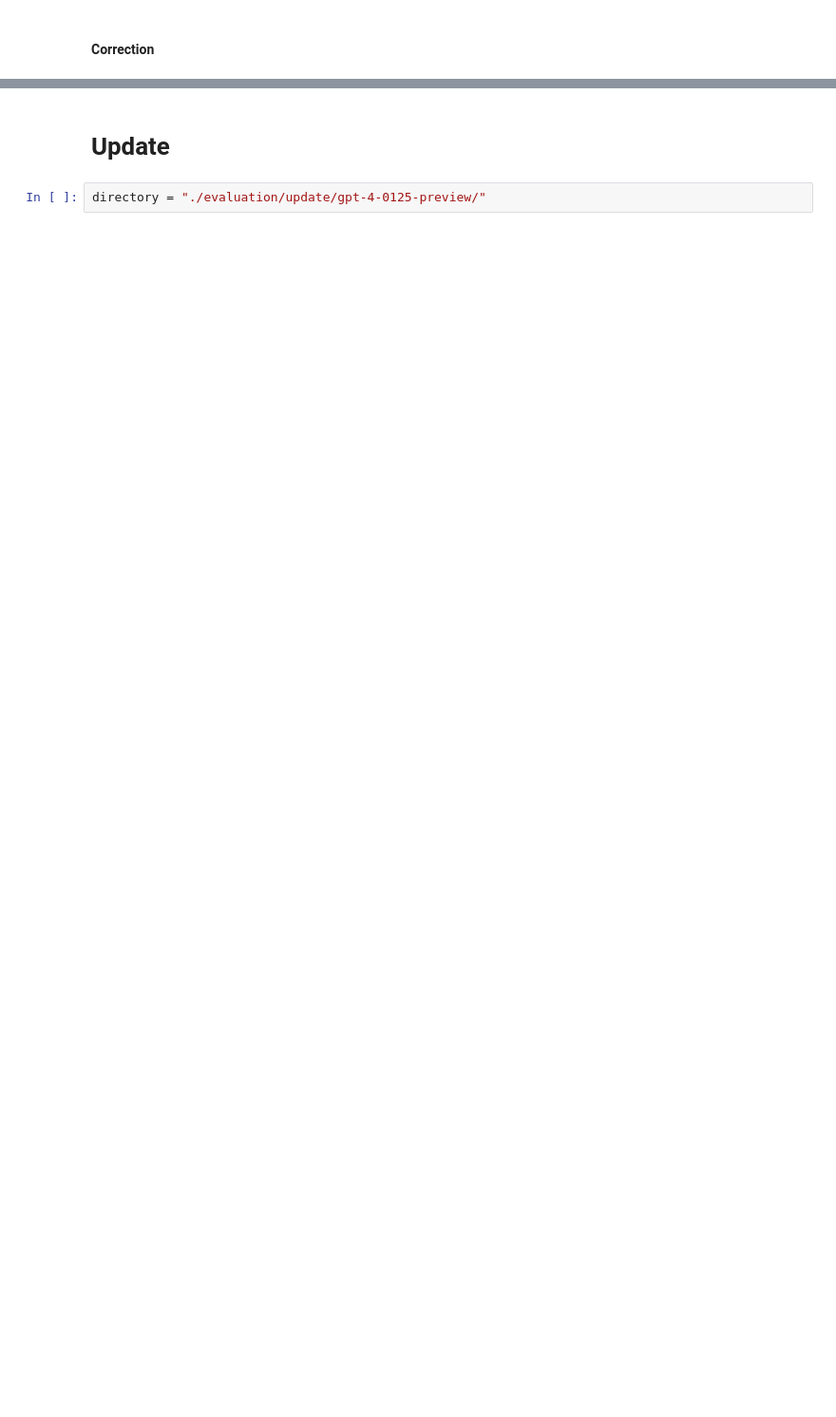
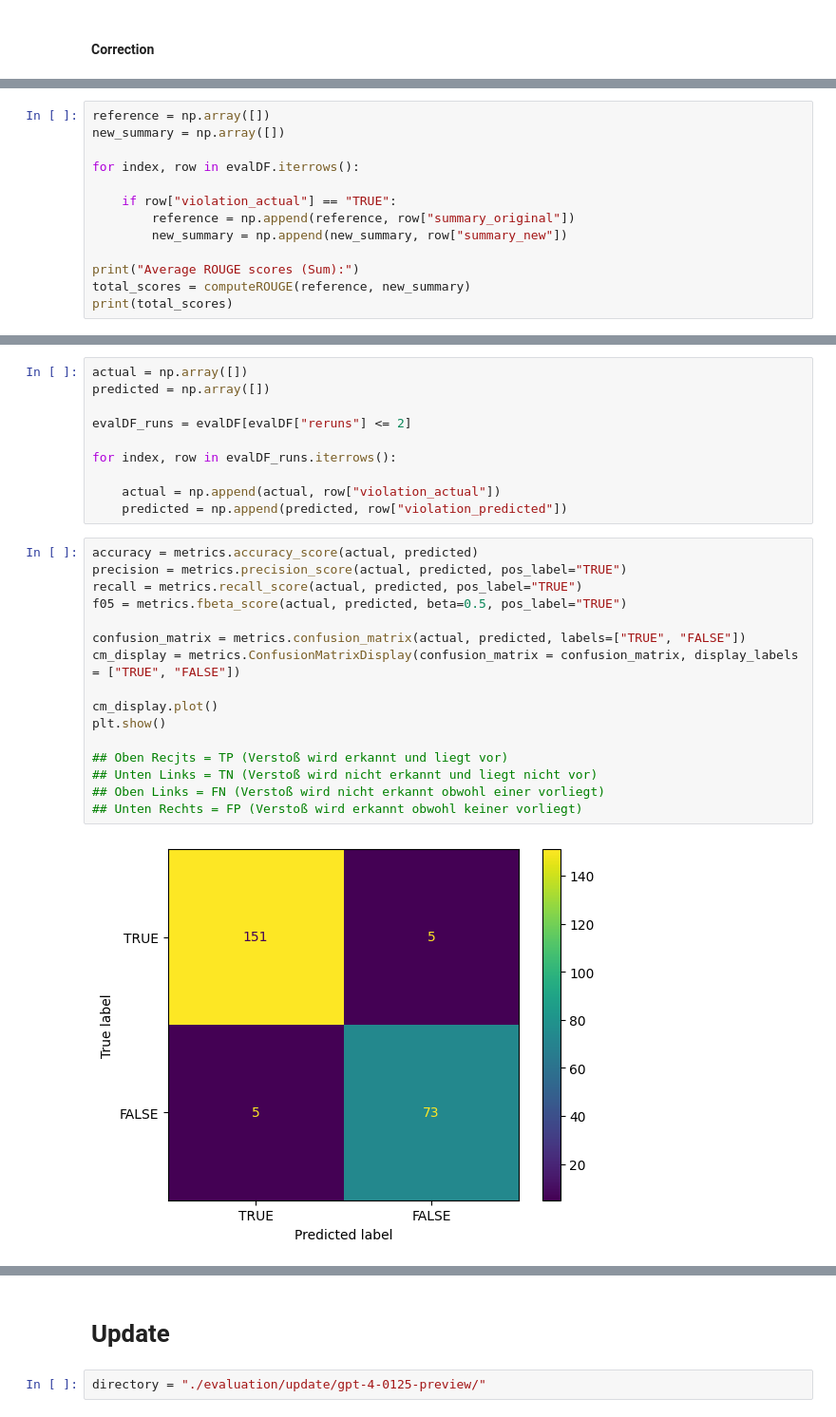
Before and after one commit to Piet777/master-thesis, a Jupyter notebook: _evaluation.ipynb, the cells around one changed output, grey strips where cells are left out. Shown at 95% size. Saved outputs shown, nothing was run; the diff lists cells and outputs as text; blank space fills up the shorter version.

```diff
--- a/_evaluation.ipynb
+++ b/_evaluation.ipynb
@@ -91,0 +161,13 @@ Success rate: 0.9871794871794872
+# %%
+reference = np.array([])
+new_summary = np.array([])
+
+for index, row in evalDF.iterrows():
+
+    if row["violation_actual"] == "TRUE":
+        reference = np.append(reference, row["summary_original"])
+        new_summary = np.append(new_summary, row["summary_new"])
+
+print("Average ROUGE scores (Sum):")
+total_scores = computeROUGE(reference, new_summary)
+print(total_scores)
@@ -91,0 +225,28 @@ Success rate: 0.9871794871794872
+# %%
+actual = np.array([])
+predicted = np.array([])
+
+evalDF_runs = evalDF[evalDF["reruns"] <= 2]
+
+for index, row in evalDF_runs.iterrows():
+
+    actual = np.append(actual, row["violation_actual"])
+    predicted = np.append(predicted, row["violation_predicted"])
+# %%
+accuracy = metrics.accuracy_score(actual, predicted)
+precision = metrics.precision_score(actual, predicted, pos_label="TRUE")
+recall = metrics.recall_score(actual, predicted, pos_label="TRUE")
+f05 = metrics.fbeta_score(actual, predicted, beta=0.5, pos_label="TRUE")
+
+confusion_matrix = metrics.confusion_matrix(actual, predicted, labels=["TRUE", "FALSE"])
+cm_display = metrics.ConfusionMatrixDisplay(confusion_matrix = confusion_matrix, display_labels = ["TRUE", "FALSE"])
+
+cm_display.plot()
+plt.show()
+
+## Oben Recjts = TP (Verstoß wird erkannt und liegt vor)
+## Unten Links = TN (Verstoß wird nicht erkannt und liegt nicht vor)
+## Oben Links = FN (Verstoß wird nicht erkannt obwohl einer vorliegt)
+## Unten Rechts = FP (Verstoß wird erkannt obwohl keiner vorliegt)
+# %% [output]
+[figure, added]
```
Also changed, not shown: parts of 30 cells of this notebook, 26 other files.
